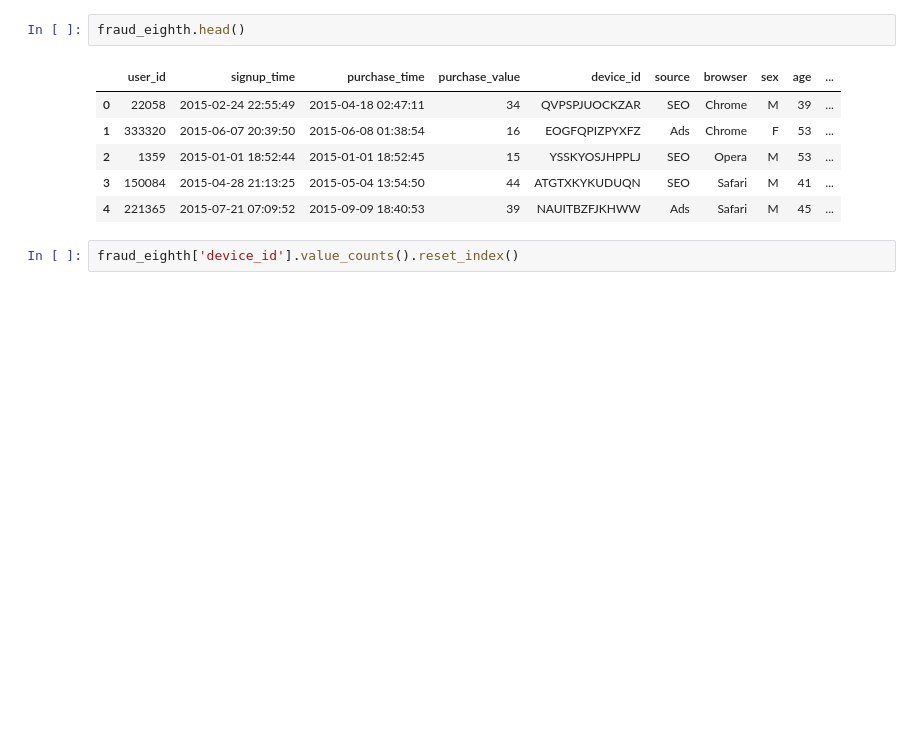
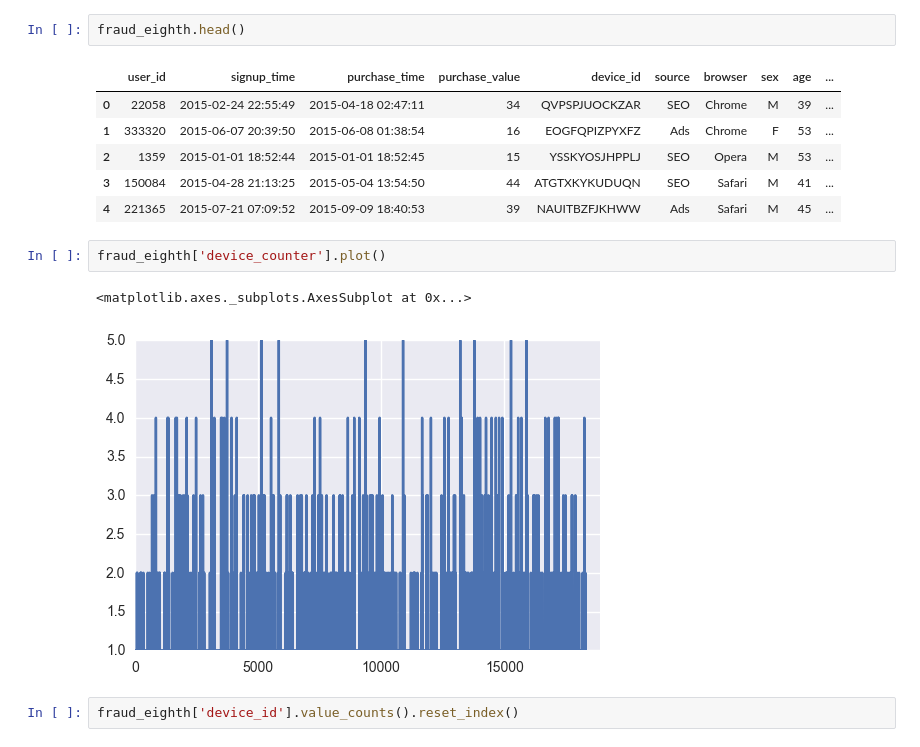
Before and after one commit to cwczarnik/DataScienceBootcamp_DC, a Jupyter notebook: Fraud_Activities/Fraud_analysis.ipynb, the cells around one changed output. Cells and saved outputs as stored; diff of their text form; blank space fills up the shorter version.

Commit message:
work on fraud_analysis

```diff
--- a/Fraud_Activities/Fraud_analysis.ipynb
+++ b/Fraud_Activities/Fraud_analysis.ipynb
@@ -247,6 +247,11 @@ fraud_eighth.head()
 | 2 | 1359 | 2015-01-01 18:52:44 | 2015-01-01 18:52:45 | 15 | YSSKYOSJHPPLJ | SEO | Opera | M | 53 | ... |
 | 3 | 150084 | 2015-04-28 21:13:25 | 2015-05-04 13:54:50 | 44 | ATGTXKYKUDUQN | SEO | Safari | M | 41 | ... |
 | 4 | 221365 | 2015-07-21 07:09:52 | 2015-09-09 18:40:53 | 39 | NAUITBZFJKHWW | Ads | Safari | M | 45 | ... |
+# %%
+fraud_eighth['device_counter'].plot()
+# %% [output]
+<matplotlib.axes._subplots.AxesSubplot at 0x...>
+[figure, added]
 # %%
 fraud_eighth['device_id'].value_counts().reset_index()
 # %% [output]
```
